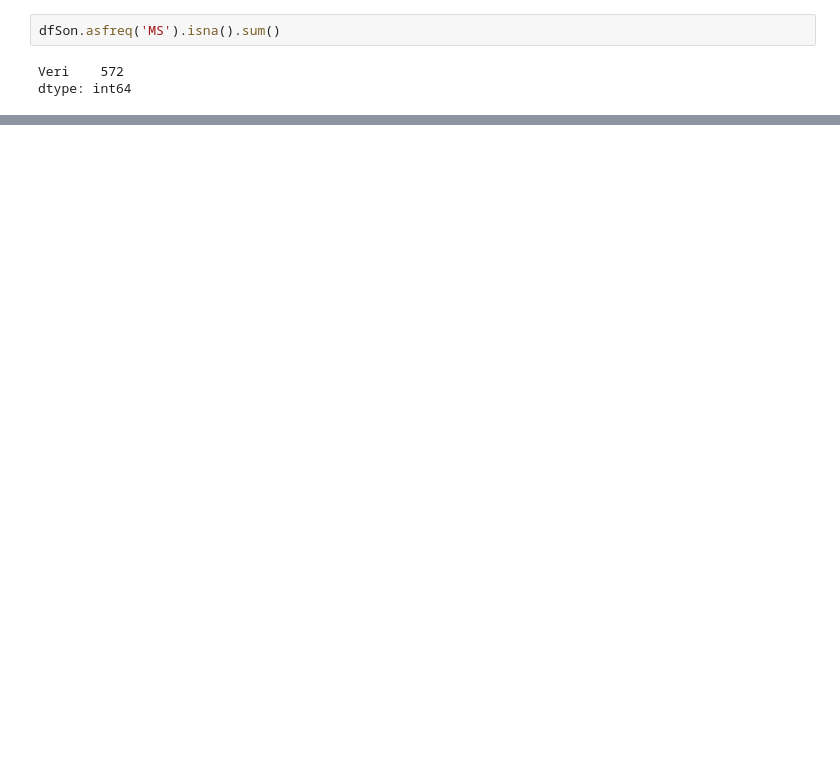
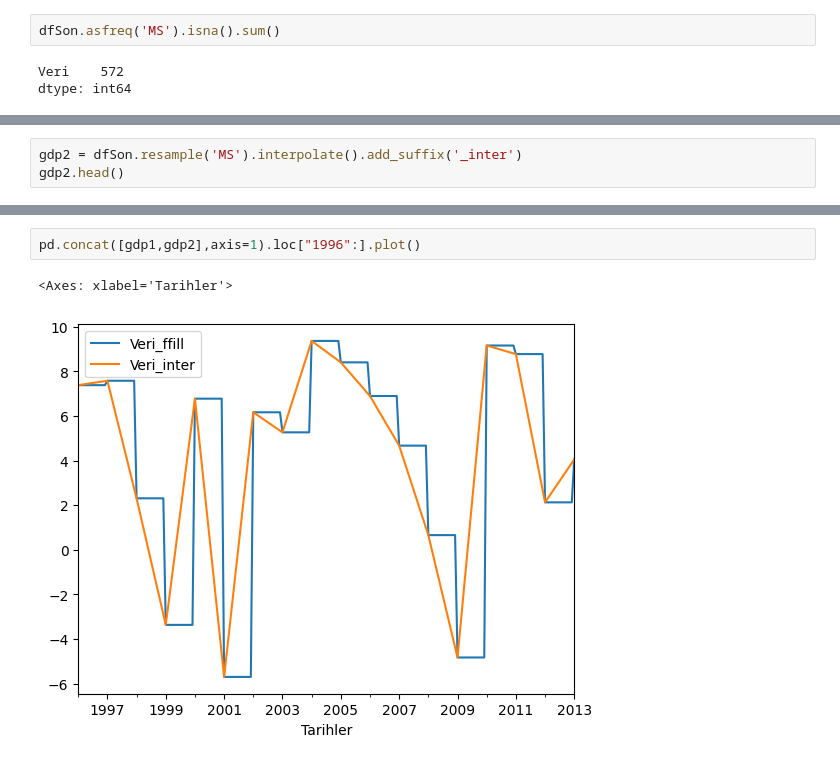
Before and after one commit to ibrahimediz/timeseriesanalysandforecasting0712_1112_23, a Jupyter notebook: Dokumanlar/01_ManipulateData.ipynb, the cells around one changed output, grey strips where cells are left out. Cells and saved outputs as stored; diff of their text form; blank space fills up the shorter version.

```diff
--- a/Dokumanlar/01_ManipulateData.ipynb
+++ b/Dokumanlar/01_ManipulateData.ipynb
@@ -380,0 +395,3 @@ yenidf.head()
+# %%
+gdp2 = dfSon.resample('MS').interpolate().add_suffix('_inter')
+gdp2.head()
@@ -380,0 +406,5 @@ yenidf.head()
+# %%
+pd.concat([gdp1,gdp2],axis=1).loc["1996":].plot()
+# %% [output]
+<Axes: xlabel='Tarihler'>
+[figure, added]
```
Also changed, not shown: parts of 50 cells of this notebook, 12 other files.
